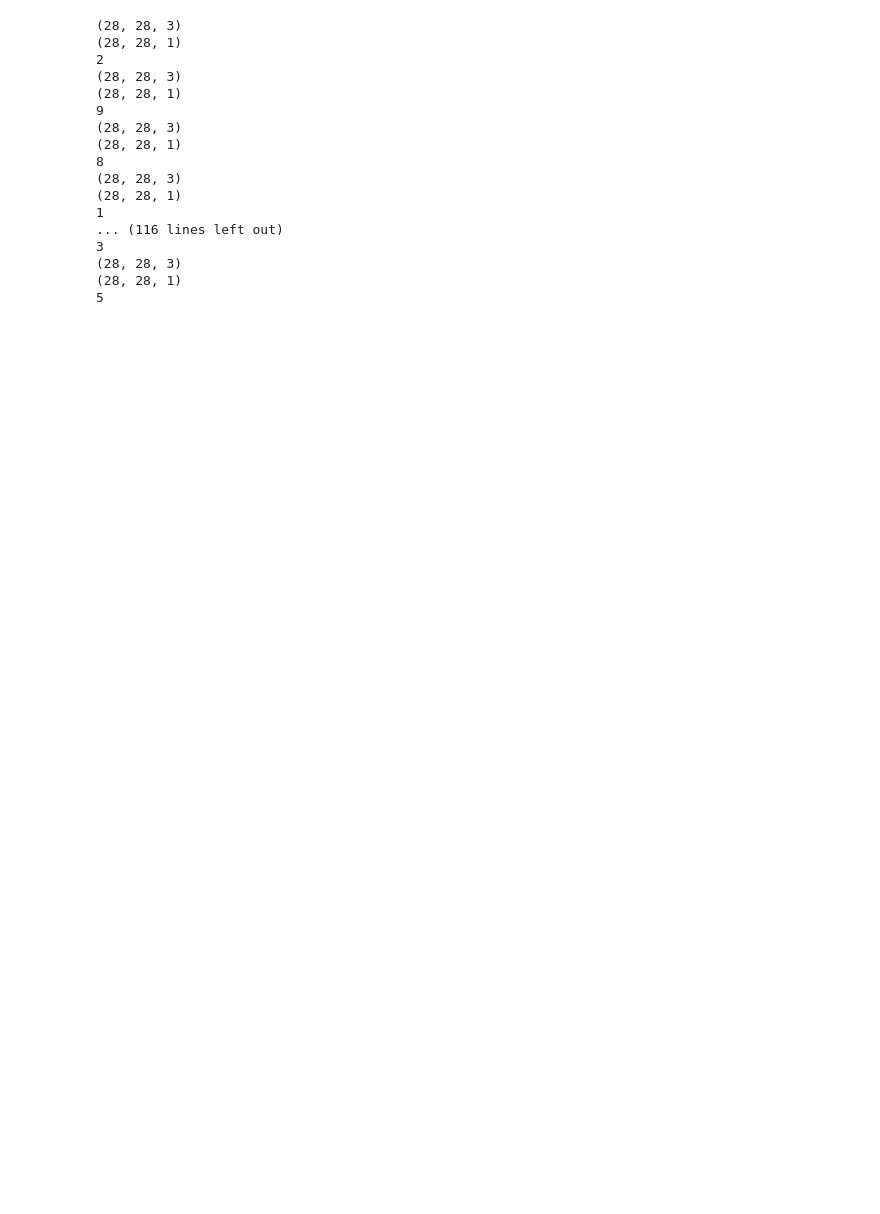
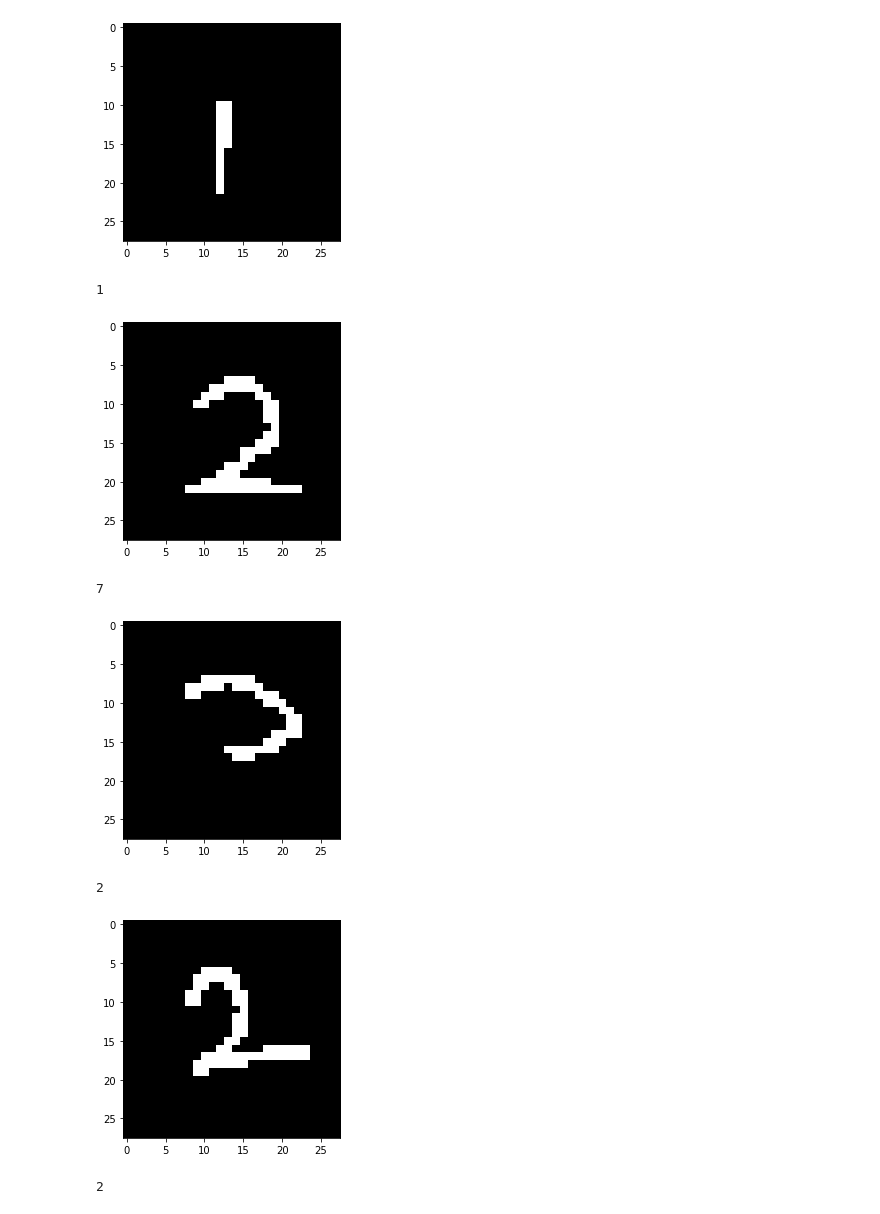
Before and after one commit to kangaroo02/AI_practice, a Jupyter notebook: Epic_number_Lenet_execute.ipynb, the cells around one changed output. Saved outputs shown, nothing was run; the diff lists cells and outputs as text; code cells hidden in the pictures; blank space fills up the shorter version.

```diff
--- a/Epic_number_Lenet_execute.ipynb
+++ b/Epic_number_Lenet_execute.ipynb
@@ -8,7 +8,7 @@ import cv2
 import numpy as np
 import matplotlib.pyplot as plt
 
-num_model = tf.keras.models.load_model('epic_num_LeNet.model')
+num_model = tf.keras.models.load_model('Num_LeNet-3-conv-64-nodes-2-dense-1570165041.model')
 # %%
 drawing = False # true if mouse is pressed
 pt1_x , pt1_y = None , None
@@ -72,49 +72,43 @@ img[:] = (255,255,255)
 cv2.namedWindow('Number draw')
 cv2.setMouseCallback('Number draw',line_drawing)
 
 while(1):
     cv2.imshow('Number draw',img)
     key_in = cv2.waitKey(1) & 0xFF
     if key_in == 27:    # esc
         break
     elif key_in == 13:    #enter
 
     # run the desired code
         # change size to 28x28
         img_resize = cv2.resize(img, (28, 28), interpolation=cv2.INTER_LINEAR)
         # inver its value black-->0 ; white--> 255
         ret, img_resize = cv2.threshold(img_resize,0,255,cv2.THRESH_BINARY_INV)
-        print(img_resize.shape)
+#         print(img_resize.shape)
+        plt.imshow(img_resize)
+        plt.show()
+
 
 
         img_gray = colorscale_2_gray(img_resize)
         img_gray = tf.keras.utils.normalize(img_gray, axis=2)
-        print(img_gray.shape)
+#         print(img_gray.shape)
 
 #         plt.imshow(img_gray)
 #         plt.show()
 
         # predict
         predictions = num_model.predict([[img_gray]]) # predictions always a list
         print(np.argmax(predictions[0]))
         img[:] = (255,255,255)
 
 cv2.destroyAllWindows()
 # %% [output]
+[figure, added]
-(28, 28, 3)
-(28, 28, 1)
-2
-(28, 28, 3)
-(28, 28, 1)
-9
-(28, 28, 3)
-(28, 28, 1)
-8
-(28, 28, 3)
-(28, 28, 1)
 1
-... (116 lines left out)
-3
-(28, 28, 3)
-(28, 28, 1)
-5
+[figure, added]
+7
+[figure, added]
+2
+[figure, added]
+2
```
Also changed, not shown: parts of 1 cell of this notebook, 7 other files.
